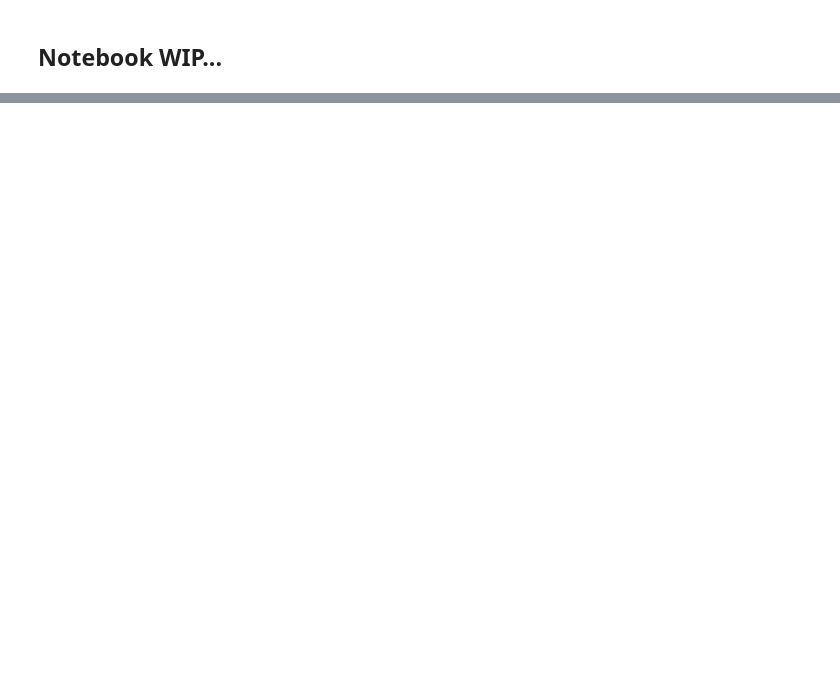
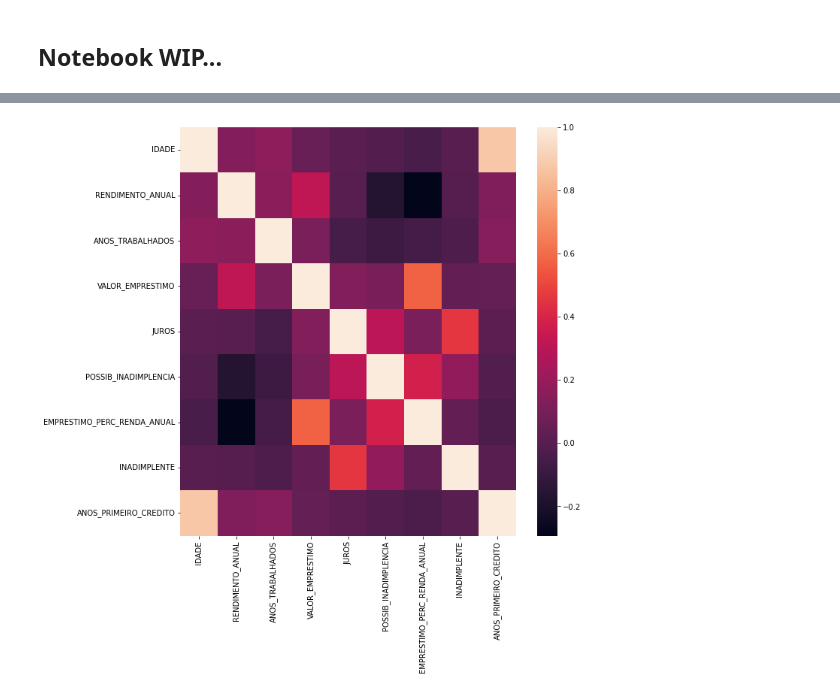
Before and after one commit to PericlesSavio/Alura_Challenge_Data_Science-2022, a Jupyter notebook: semana_2.ipynb, the cells around one changed output, grey strips where cells are left out. Cells and saved outputs as stored; diff of their text form; code cells hidden in the pictures; blank space fills up the shorter version.

```diff
--- a/semana_2.ipynb
+++ b/semana_2.ipynb
@@ -455,0 +396,5 @@ dados.shape
+# %%
+ax = sns.heatmap(dados.corr())
+ax.figure.set_size_inches(10,10)
+# %% [output]
+[figure, added]
```
Also changed, not shown: parts of 33 cells of this notebook, 1 other file.
